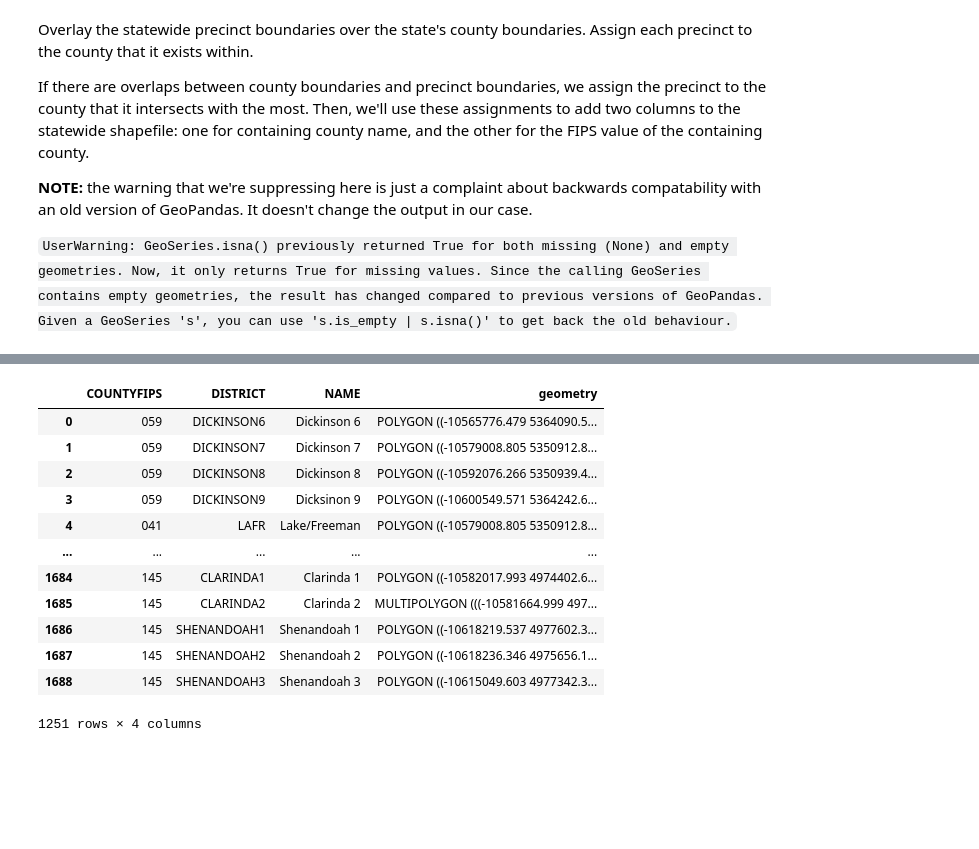
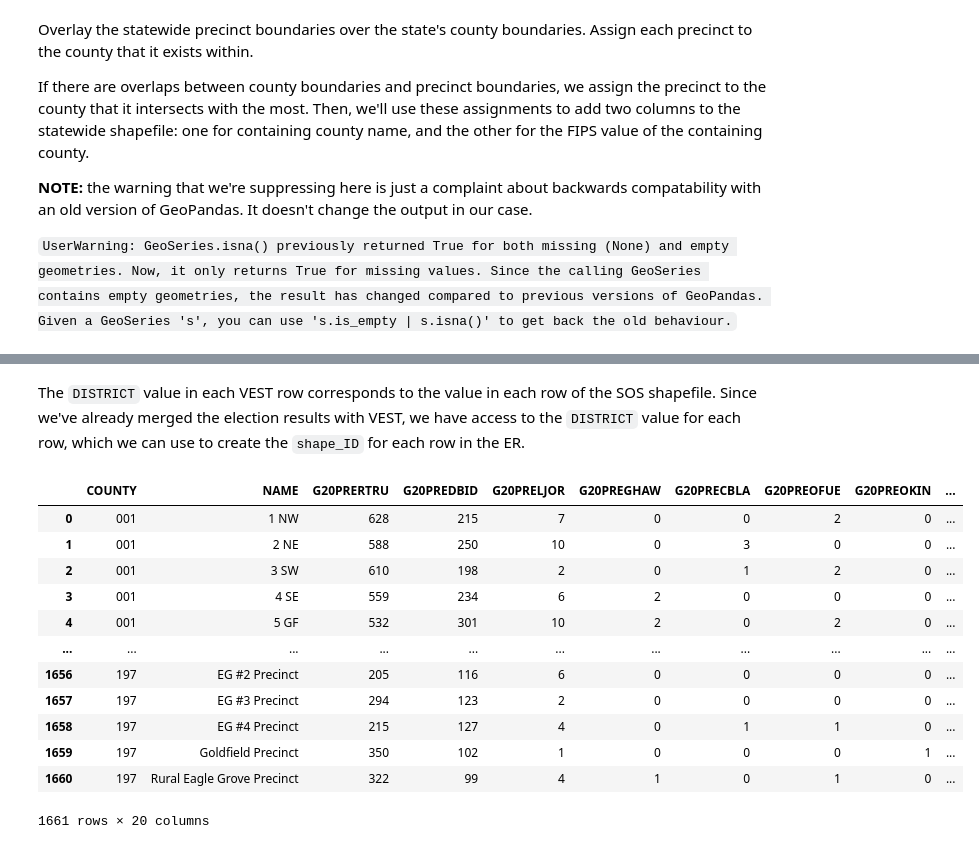
Before and after one commit to nonpartisan-redistricting-datahub/pdv-ia, a Jupyter notebook: vest-ia-2020/vest-ia-2020-validation.ipynb, the cells around one changed output, grey strips where cells are left out. Saved outputs shown, nothing was run; the diff lists cells and outputs as text; code cells hidden in the pictures; blank space fills up the shorter version.

```diff
--- a/vest-ia-2020/vest-ia-2020-validation.ipynb
+++ b/vest-ia-2020/vest-ia-2020-validation.ipynb
@@ -781,17 +504,0 @@ sw_pcts_df = sw_pcts_df.loc[~sw_pcts_df['COUNTYFIPS'].isin(['049', '103', '113',
-# %%
-county_shps = [dallas_shp, johnson_shp, linn_shp, polk_shp, pota_shp, story_shp]
-sw_pcts_df.concat(county_shps, axis=0)
-# %% [output]
-|  | COUNTYFIPS | DISTRICT | NAME | geometry |
-| 0 | 059 | DICKINSON6 | Dickinson 6 | POLYGON ((-10565776.479 5364090.5... |
-| 1 | 059 | DICKINSON7 | Dickinson 7 | POLYGON ((-10579008.805 5350912.8... |
-| 2 | 059 | DICKINSON8 | Dickinson 8 | POLYGON ((-10592076.266 5350939.4... |
-| 3 | 059 | DICKINSON9 | Dicksinon 9 | POLYGON ((-10600549.571 5364242.6... |
-| 4 | 041 | LAFR | Lake/Freeman | POLYGON ((-10579008.805 5350912.8... |
-| ... | ... | ... | ... | ... |
-| 1684 | 145 | CLARINDA1 | Clarinda 1 | POLYGON ((-10582017.993 4974402.6... |
-| 1685 | 145 | CLARINDA2 | Clarinda 2 | MULTIPOLYGON (((-10581664.999 497... |
-| 1686 | 145 | SHENANDOAH1 | Shenandoah 1 | POLYGON ((-10618219.537 4977602.3... |
-| 1687 | 145 | SHENANDOAH2 | Shenandoah 2 | POLYGON ((-10618236.346 4975656.1... |
-| 1688 | 145 | SHENANDOAH3 | Shenandoah 3 | POLYGON ((-10615049.603 4977342.3... |
-1251 rows × 4 columns
@@ -800,0 +505,22 @@ for c in county_shps:
+# %% [markdown]
+The `DISTRICT` value in each VEST row corresponds to the value in each row of the SOS shapefile. Since we've already merged the election results with VEST, we have access to the `DISTRICT` value for each row, which we can use to create the `shape_ID` for each row in the ER.
+# %%
+u2d = dict(zip(list(final_merge_df['unique_ID']), final_merge_df['DISTRICT']))
+ia_2020_df['DISTRICT'] = ia_2020_df['unique_ID'].map(u2d).fillna(ia_2020_df['unique_ID'])
+ia_2020_df['shape_ID'] = ia_2020_df['COUNTY'] + '-' + ia_2020_df['DISTRICT']
+# %%
+ia_2020_df
+# %% [output]
+|  | COUNTY | NAME | G20PRERTRU | G20PREDBID | G20PRELJOR | G20PREGHAW | G20PRECBLA | G20PREOFUE | G20PREOKIN | ... |
+| 0 | 001 | 1 NW | 628 | 215 | 7 | 0 | 0 | 2 | 0 | ... |
+| 1 | 001 | 2 NE | 588 | 250 | 10 | 0 | 3 | 0 | 0 | ... |
+| 2 | 001 | 3 SW | 610 | 198 | 2 | 0 | 1 | 2 | 0 | ... |
+| 3 | 001 | 4 SE | 559 | 234 | 6 | 2 | 0 | 0 | 0 | ... |
+| 4 | 001 | 5 GF | 532 | 301 | 10 | 2 | 0 | 2 | 0 | ... |
+| ... | ... | ... | ... | ... | ... | ... | ... | ... | ... | ... |
+| 1656 | 197 | EG #2 Precinct | 205 | 116 | 6 | 0 | 0 | 0 | 0 | ... |
+| 1657 | 197 | EG #3 Precinct | 294 | 123 | 2 | 0 | 0 | 0 | 0 | ... |
+| 1658 | 197 | EG #4 Precinct | 215 | 127 | 4 | 0 | 1 | 1 | 0 | ... |
+| 1659 | 197 | Goldfield Precinct | 350 | 102 | 1 | 0 | 0 | 0 | 1 | ... |
+| 1660 | 197 | Rural Eagle Grove Precinct | 322 | 99 | 4 | 1 | 0 | 1 | 0 | ... |
+1661 rows × 20 columns
```
Also changed, not shown: parts of 93 cells of this notebook.
